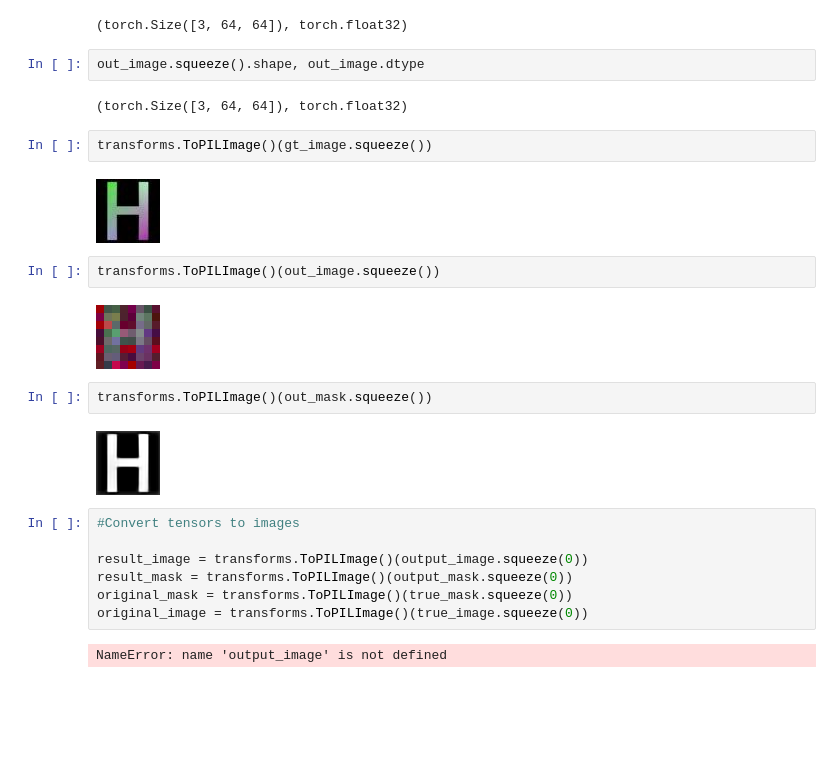
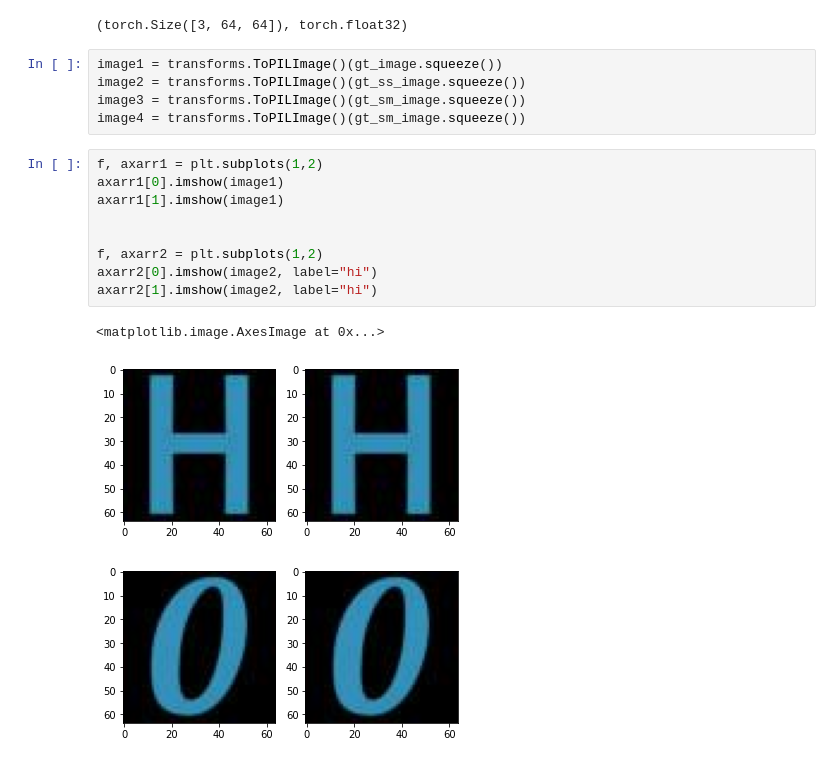
Before and after one commit to TanmayKhot/Scene-Text-Editing, a Jupyter notebook: disentangle.ipynb, the cells around one changed output. Saved outputs shown, nothing was run; the diff lists cells and outputs as text; blank space fills up the shorter version.

```diff
--- a/disentangle.ipynb
+++ b/disentangle.ipynb
@@ -241,28 +346,21 @@ out_image.min(), out_image.max(), out_mask.min(), out_mask.max()
 gt_image.squeeze().shape, gt_image.dtype
 # %% [output]
 (torch.Size([3, 64, 64]), torch.float32)
-# %%
-out_image.squeeze().shape, out_image.dtype
-# %% [output]
-(torch.Size([3, 64, 64]), torch.float32)
-# %%
-transforms.ToPILImage()(gt_image.squeeze())
-# %% [output]
-[figure, removed]
-# %%
-transforms.ToPILImage()(out_image.squeeze())
-# %% [output]
-[figure, removed]
-# %%
-transforms.ToPILImage()(out_mask.squeeze())
-# %% [output]
-[figure, removed]
 # %%
-#Convert tensors to images
-
-result_image = transforms.ToPILImage()(output_image.squeeze(0))
-result_mask = transforms.ToPILImage()(output_mask.squeeze(0))
-original_mask = transforms.ToPILImage()(true_mask.squeeze(0))
-original_image = transforms.ToPILImage()(true_image.squeeze(0))
+image1 = transforms.ToPILImage()(gt_image.squeeze())
+image2 = transforms.ToPILImage()(gt_ss_image.squeeze())
+image3 = transforms.ToPILImage()(gt_sm_image.squeeze())
+image4 = transforms.ToPILImage()(gt_sm_image.squeeze())
-# %% [output]
-NameError: name 'output_image' is not defined
+# %%
+f, axarr1 = plt.subplots(1,2)
+axarr1[0].imshow(image1)
+axarr1[1].imshow(image1)
+
+
+f, axarr2 = plt.subplots(1,2)
+axarr2[0].imshow(image2, label="hi")
+axarr2[1].imshow(image2, label="hi")
+# %% [output]
+<matplotlib.image.AxesImage at 0x...>
+[figure, added]
+[figure, added]
```
Also changed, not shown: parts of 20 cells of this notebook.
